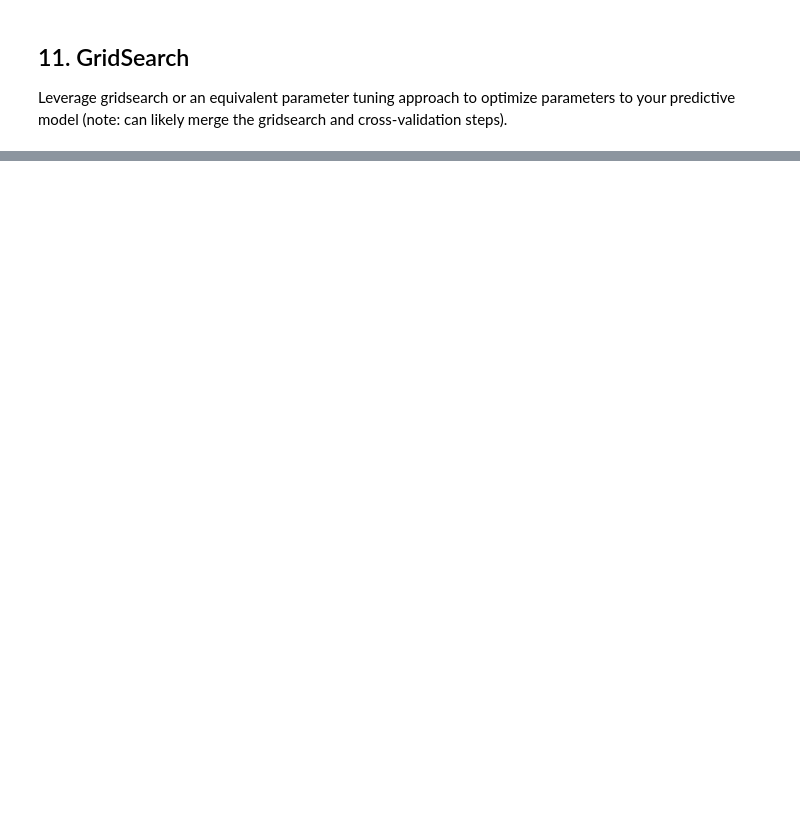
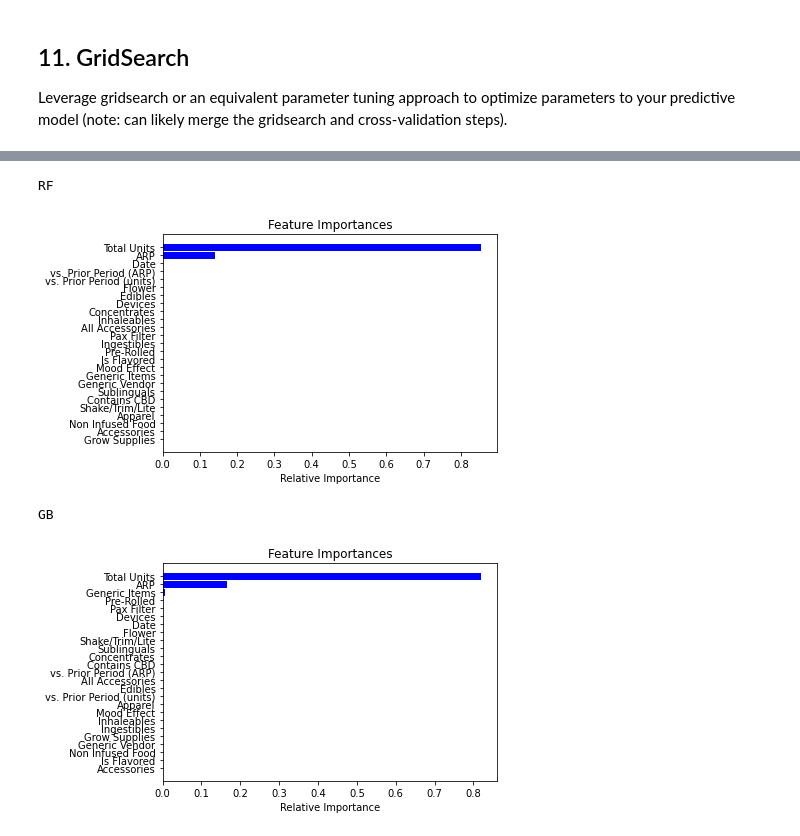
Before and after one commit to rudyorre/m148-project3, a Jupyter notebook: project3.ipynb, the cells around one changed output, grey strips where cells are left out. Saved outputs shown, nothing was run; the diff lists cells and outputs as text; code cells hidden in the pictures; blank space fills up the shorter version.

```diff
--- a/project3.ipynb
+++ b/project3.ipynb
@@ -932,0 +962,31 @@ Leverage gridsearch or an equivalent parameter tuning approach to optimize param
+# %%
+models = {
+    'RF': (RandomForestRegressor(), {
+        'n_estimators': [20, 50, 100],
+        'max_features': ['auto', 'sqrt', 'log2'],
+        'max_depth' : [1, 5, 10]
+    }),
+    'GB': (GradientBoostingRegressor(),{
+        'loss': ['squared_error', 'absolute_error'],
+        'learning_rate': [0.1, 0.01, 0.001],
+        'n_estimators': [20, 50, 100]
+    })
+}
+
+best_models = {}
+
+for name, stuff in models.items():
+    model, params = stuff
+
+    gsearch = GridSearchCV(estimator=model, cv=5, param_grid=params, scoring=rmse_score)
+    gsearch.fit(X_train, y_train)
+    best_score = gsearch.best_score_
+    best_model = gsearch.best_estimator_
+
+    y_true = y_test.values
+    y_pred = best_model.predict(X_test)
+    print(f'{name} results:')
+    regression_results(y_true, y_pred)
+
+    best_models[name] = best_model
+    # pd.DataFrame(X_train, columns=df_unlabeled.drop(['Brand'], axis=1).columns)
@@ -932,0 +1006,16 @@ Leverage gridsearch or an equivalent parameter tuning approach to optimize param
+# %%
+for name,best_model in best_models.items():
+    print(name)
+    imp = best_model.feature_importances_
+    features = df_unlabeled.drop(['Brand'], axis=1).columns
+    indices = np.argsort(imp)
+    plt.title('Feature Importances')
+    plt.barh(range(len(indices)), imp[indices], color='b', align='center')
+    plt.yticks(range(len(indices)), [features[i] for i in indices])
+    plt.xlabel('Relative Importance')
+    plt.show()
+# %% [output]
+RF
+[figure, added]
+GB
+[figure, added]
```
Also changed, not shown: parts of 27 cells of this notebook.
